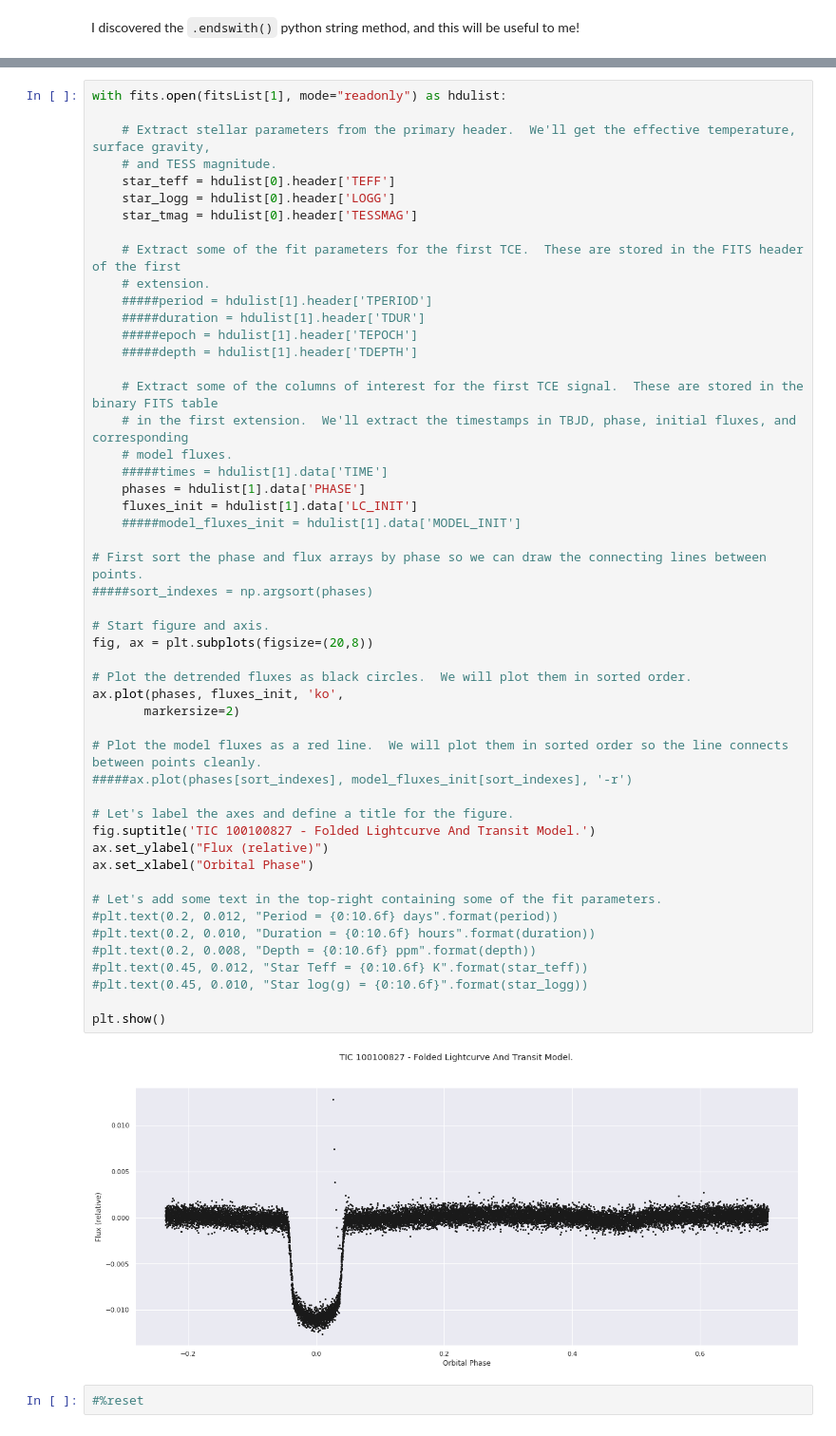
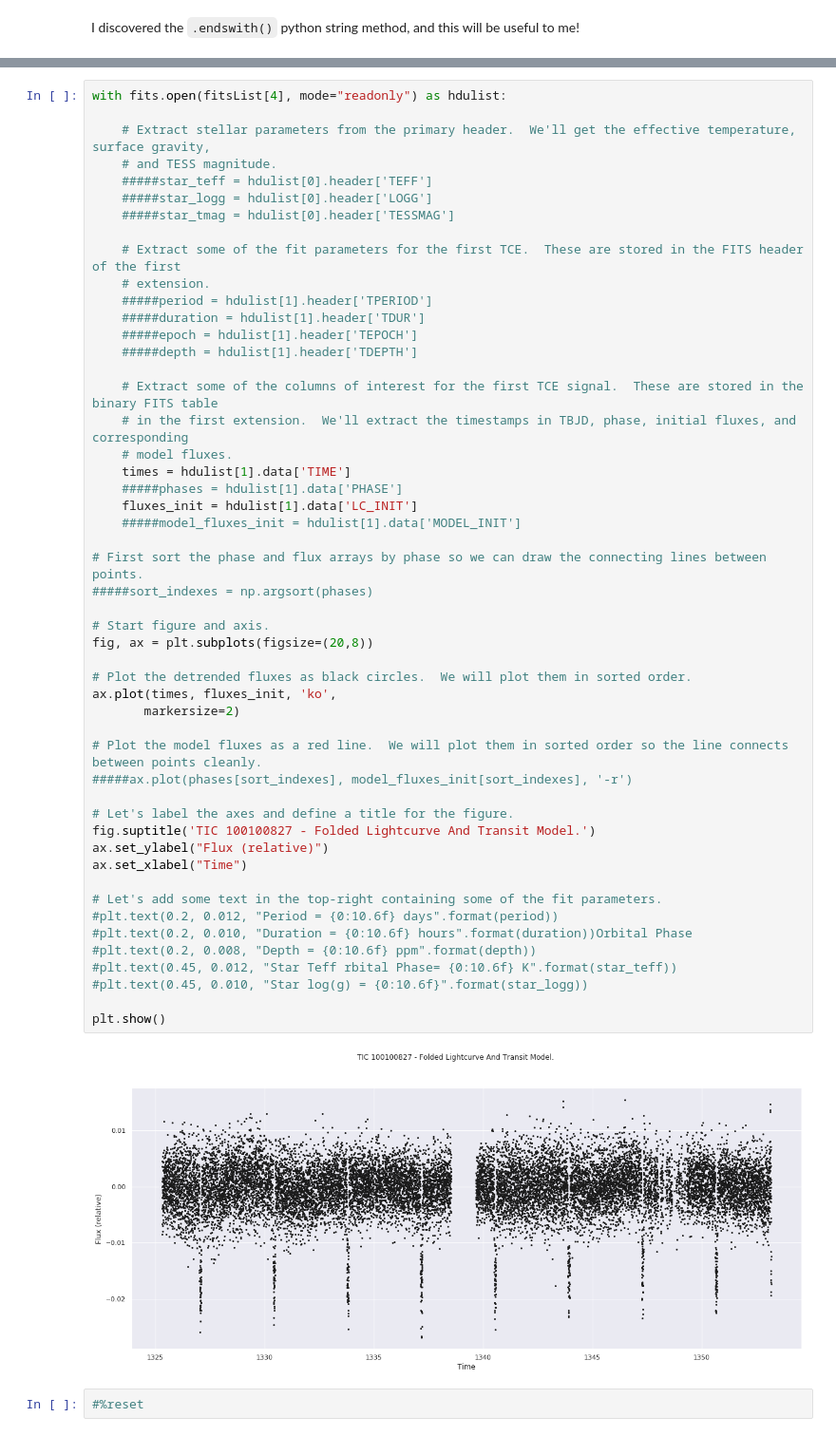
Before and after one commit to jdowzell/Thesis, a Jupyter notebook: 20191105 - Segregating TESS missions.ipynb, the cells around one changed output, grey strips where cells are left out. Shown at 95% size. Saved outputs shown, nothing was run; the diff lists cells and outputs as text.

```diff
--- a/20191105 - Segregating TESS missions.ipynb
+++ b/20191105 - Segregating TESS missions.ipynb
@@ -164,12 +165,12 @@ ColDefs(
 )
 # %%
-with fits.open(fitsList[1], mode="readonly") as hdulist:
+with fits.open(fitsList[4], mode="readonly") as hdulist:
 
     # Extract stellar parameters from the primary header.  We'll get the effective temperature, surface gravity,
     # and TESS magnitude.
-    star_teff = hdulist[0].header['TEFF']
-    star_logg = hdulist[0].header['LOGG']
-    star_tmag = hdulist[0].header['TESSMAG']
+    #####star_teff = hdulist[0].header['TEFF']
+    #####star_logg = hdulist[0].header['LOGG']
+    #####star_tmag = hdulist[0].header['TESSMAG']
 
     # Extract some of the fit parameters for the first TCE.  These are stored in the FITS header of the first
     # extension.
@@ -180,40 +181,40 @@ with fits.open(fitsList[1], mode="readonly") as hdulist:
 
     # Extract some of the columns of interest for the first TCE signal.  These are stored in the binary FITS table
     # in the first extension.  We'll extract the timestamps in TBJD, phase, initial fluxes, and corresponding
     # model fluxes.
-    #####times = hdulist[1].data['TIME']
-    phases = hdulist[1].data['PHASE']
+    times = hdulist[1].data['TIME']
+    #####phases = hdulist[1].data['PHASE']
     fluxes_init = hdulist[1].data['LC_INIT']
     #####model_fluxes_init = hdulist[1].data['MODEL_INIT']
 
 # First sort the phase and flux arrays by phase so we can draw the connecting lines between points.
 #####sort_indexes = np.argsort(phases)
 
 # Start figure and axis.
 fig, ax = plt.subplots(figsize=(20,8))
 
 # Plot the detrended fluxes as black circles.  We will plot them in sorted order.
-ax.plot(phases, fluxes_init, 'ko',
+ax.plot(times, fluxes_init, 'ko',
        markersize=2)
 
 # Plot the model fluxes as a red line.  We will plot them in sorted order so the line connects between points cleanly.
 #####ax.plot(phases[sort_indexes], model_fluxes_init[sort_indexes], '-r')
 
 # Let's label the axes and define a title for the figure.
 fig.suptitle('TIC 100100827 - Folded Lightcurve And Transit Model.')
 ax.set_ylabel("Flux (relative)")
-ax.set_xlabel("Orbital Phase")
+ax.set_xlabel("Time")
 
 # Let's add some text in the top-right containing some of the fit parameters.
 #plt.text(0.2, 0.012, "Period = {0:10.6f} days".format(period))
-#plt.text(0.2, 0.010, "Duration = {0:10.6f} hours".format(duration))
+#plt.text(0.2, 0.010, "Duration = {0:10.6f} hours".format(duration))Orbital Phase
 #plt.text(0.2, 0.008, "Depth = {0:10.6f} ppm".format(depth))
-#plt.text(0.45, 0.012, "Star Teff = {0:10.6f} K".format(star_teff))
+#plt.text(0.45, 0.012, "Star Teff rbital Phase= {0:10.6f} K".format(star_teff))
 #plt.text(0.45, 0.010, "Star log(g) = {0:10.6f}".format(star_logg))
 
 plt.show()
 # %% [output]
-[figure, old version]
+[figure, new version]
 # %%
 #%reset
 # %% [markdown]
```
Also changed, not shown: parts of 6 cells of this notebook, 6 other files.
